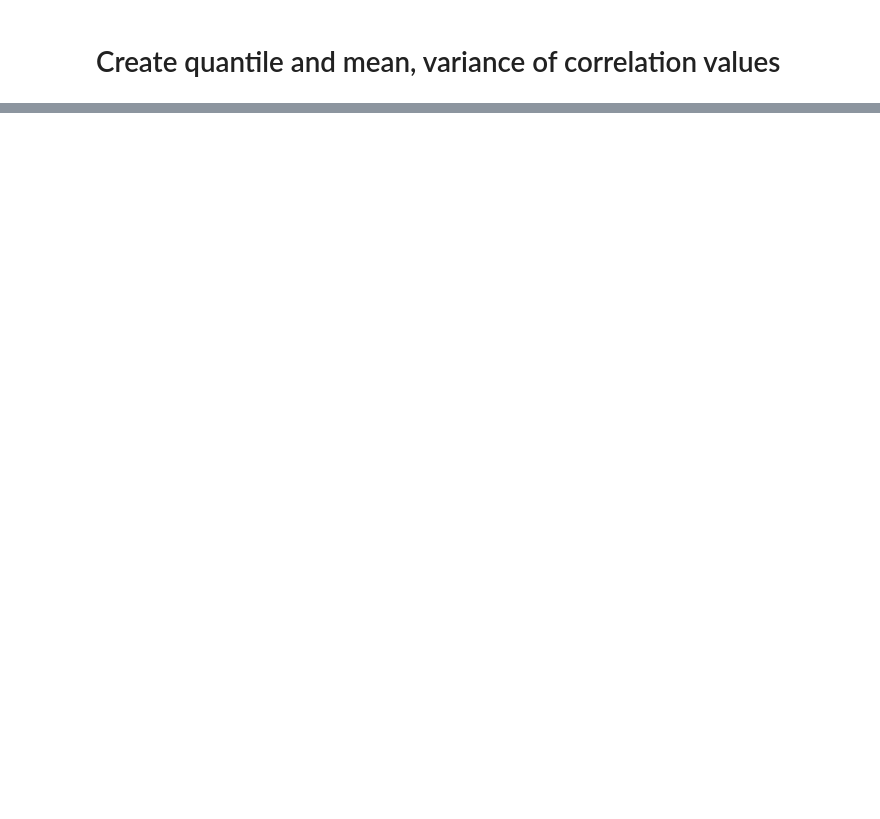
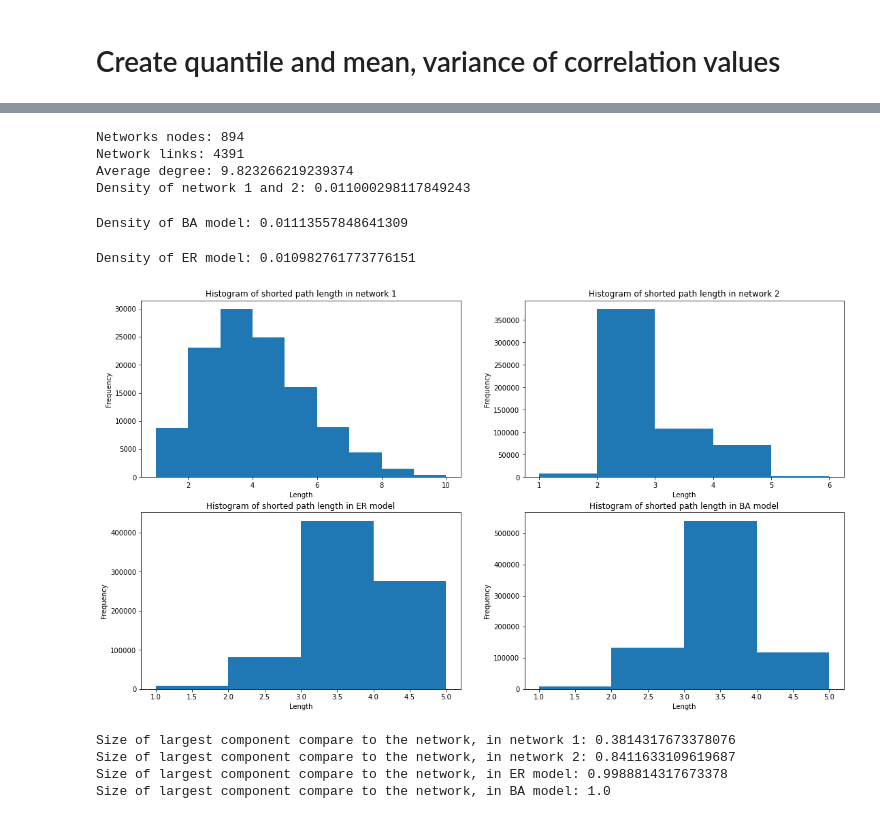
Before and after one commit to zuivu/stock-network, a Jupyter notebook: analysis.ipynb, the cells around one changed output, grey strips where cells are left out. Saved outputs shown, nothing was run; the diff lists cells and outputs as text; code cells hidden in the pictures; blank space fills up the shorter version.

```diff
--- a/analysis.ipynb
+++ b/analysis.ipynb
@@ -184,0 +148,74 @@ QUANTILE
+# %%
+# Since both network 1 and 2 have the same number of link and node
+# their average degree is the same
+
+# Number of nodes, edges, average degree of network
+n_node = network_1.number_of_nodes()
+n_link = network_1.number_of_edges()
+avg_degree_12 = 2*n_link/n_node
+print(f"Networks nodes: {n_node}")
+print(f"Network links: {n_link}")
+print(f"Average degree: {avg_degree_12}")
+print(f"Density of network 1 and 2: {nx.density(network_1)}")
+# %% [output]
+Networks nodes: 894
+Network links: 4391
+Average degree: 9.823266219239374
+Density of network 1 and 2: 0.011000298117849243
+# %%
+# create BA with approximative density to network 1 and 2
+m = 5
+ba_model= nx.barabasi_albert_graph(n_node, m)
+# Check the density of BA model
+print(f"Density of BA model: {nx.density(ba_model)}")
+nx.write_gexf(ba_model, "ba_model.gexf")
+# %% [output]
+Density of BA model: 0.01113557848641309
+# %%
+er_model = nx.fast_gnp_random_graph(n_node, 0.011)
+print(f"Density of ER model: {nx.density(er_model)}")
+nx.write_gexf(er_model, "er_model.gexf")
+# %% [output]
+Density of ER model: 0.010982761773776151
+# %%
+# The fucntion return a list of length of shorted paths
+def shorted_path_distribution(g):
+    length_dict = dict(nx.shortest_path_length(g))
+    density_of_length = []
+    for key1 in length_dict.keys():
+        dict_of_key = length_dict[key1]
+        for key2 in dict_of_key.keys():
+            if dict_of_key[key2] != 0:
+                density_of_length.append(dict_of_key[key2])
+    return density_of_length
+
+def plot_shorted_path_dist(network, title, ax):
+    den = shorted_path_distribution(network)
+    ax.hist(den, bins = range(max(den)+1)[1:])
+    ax.set_title(title)
+    ax.set_xlabel("Length")
+    ax.set_ylabel("Frequency")
+# %%
+fig, axs = plt.subplots(2,2)
+fig.set_size_inches(18.5, 10.5, forward=True)
+plot_shorted_path_dist(network_1, "Histogram of shorted path length in network 1", axs[0,0])
+plot_shorted_path_dist(network_2, "Histogram of shorted path length in network 2", axs[0,1])
+plot_shorted_path_dist(er_model, "Histogram of shorted path length in ER model", axs[1,0])
+plot_shorted_path_dist(ba_model, "Histogram of shorted path length in BA model",axs[1,1])
+# %% [output]
+[figure, added]
+# %%
+# Connected components
+def largest_component(network):
+    largest_cc = len(max(nx.connected_components(network), key=len))
+    return largest_cc/n
+
+print(f"Size of largest component compare to the network, in network 1: {largest_component(network_1)}")
+print(f"Size of largest component compare to the network, in network 2: {largest_component(network_2)}")
+print(f"Size of largest component compare to the network, in ER model: {largest_component(er_model)}")
+print(f"Size of largest component compare to the network, in BA model: {largest_component(ba_model)}")
+# %% [output]
+Size of largest component compare to the network, in network 1: 0.3814317673378076
+Size of largest component compare to the network, in network 2: 0.8411633109619687
+Size of largest component compare to the network, in ER model: 0.9988814317673378
+Size of largest component compare to the network, in BA model: 1.0
```
Also changed, not shown: parts of 42 cells of this notebook, 8 other files.
